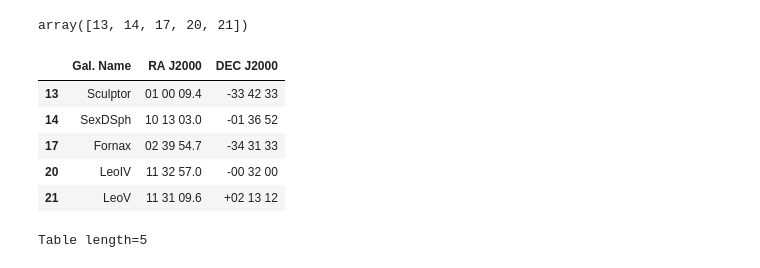
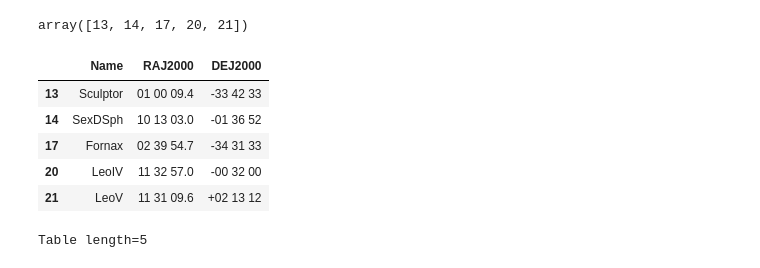
Before and after one commit to Dynamics-Penn/roman-nearfield, a Jupyter notebook: notebooks/PM_figure.ipynb, the cells around one changed output. Cells and saved outputs as stored; diff of their text form; code cells hidden in the pictures.

```diff
--- a/notebooks/PM_figure.ipynb
+++ b/notebooks/PM_figure.ipynb
@@ -407,9 +407,9 @@ np.where(in_mw*(in_galn+in_gals))[0]
 # %% [output]
 array([13, 14, 17, 20, 21])
 # %%
-nbgs.loc[np.where(in_mw*(in_galn+in_gals))[0],['Gal. Name    ','RA J2000  ','DEC J2000']]
+nbgs.loc[np.where(in_mw*(in_galn+in_gals))[0],['Name','RAJ2000','DEJ2000']]
 # %% [output]
-|  | Gal. Name | RA J2000 | DEC J2000 |
+|  | Name | RAJ2000 | DEJ2000 |
 | 13 | Sculptor | 01 00 09.4 | -33 42 33 |
 | 14 | SexDSph | 10 13 03.0 | -01 36 52 |
 | 17 | Fornax | 02 39 54.7 | -34 31 33 |
```
Also changed, not shown: parts of 15 cells of this notebook, 8 other files.
